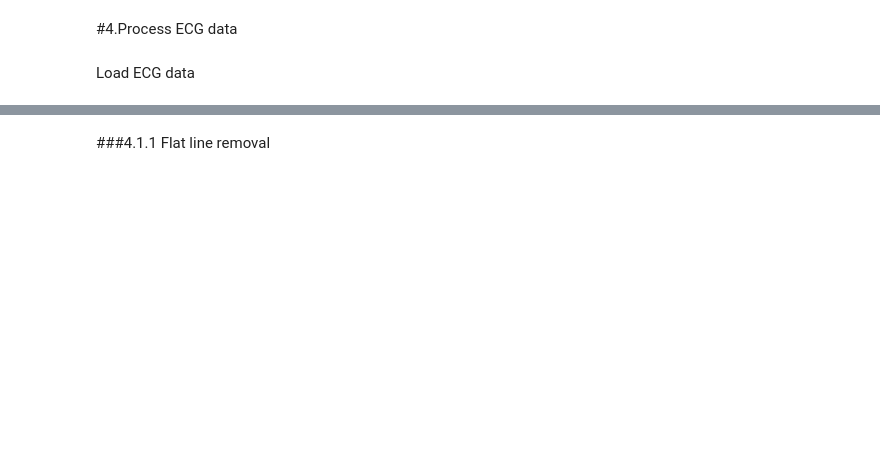
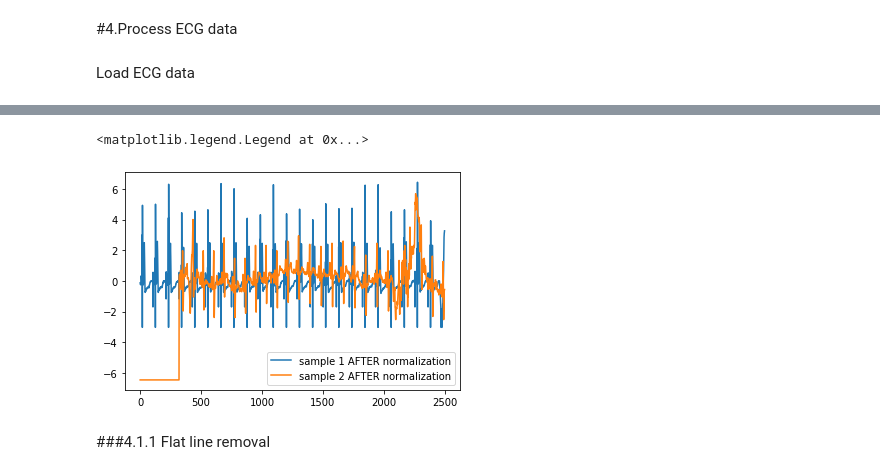
Before and after one commit to supertime1/Afib_PPG, a Jupyter notebook: Afib_Data_Clean.ipynb, the cells around one changed output, grey strips where cells are left out. Cells and saved outputs as stored; diff of their text form; code cells hidden in the pictures; blank space fills up the shorter version.

```diff
--- a/Afib_Data_Clean.ipynb
+++ b/Afib_Data_Clean.ipynb
@@ -90,0 +87,4 @@ with open('D:WFDB//matched/ECG_signals_p09.pkl', "rb") as fp:
+# %%
+#normalization
+from sklearn import preprocessing
+signals = [sklearn.preprocessing.scale(i) for i in raw_ECG_signals]
@@ -91,3 +98,10 @@ with open('D:WFDB//matched/ECG_signals_p09.pkl', "rb") as fp:
+# %%
+plt.plot(signals[0][0:2500],label="sample 1 AFTER normalization")
+plt.plot(signals[2][0:2500],label="sample 2 AFTER normalization")
+plt.legend()
+# %% [output]
+<matplotlib.legend.Legend at 0x...>
+[figure, added]
 # %% [markdown]
 ###4.1.1 Flat line removal
 # %%
```
Also changed, not shown: parts of 21 cells of this notebook.
